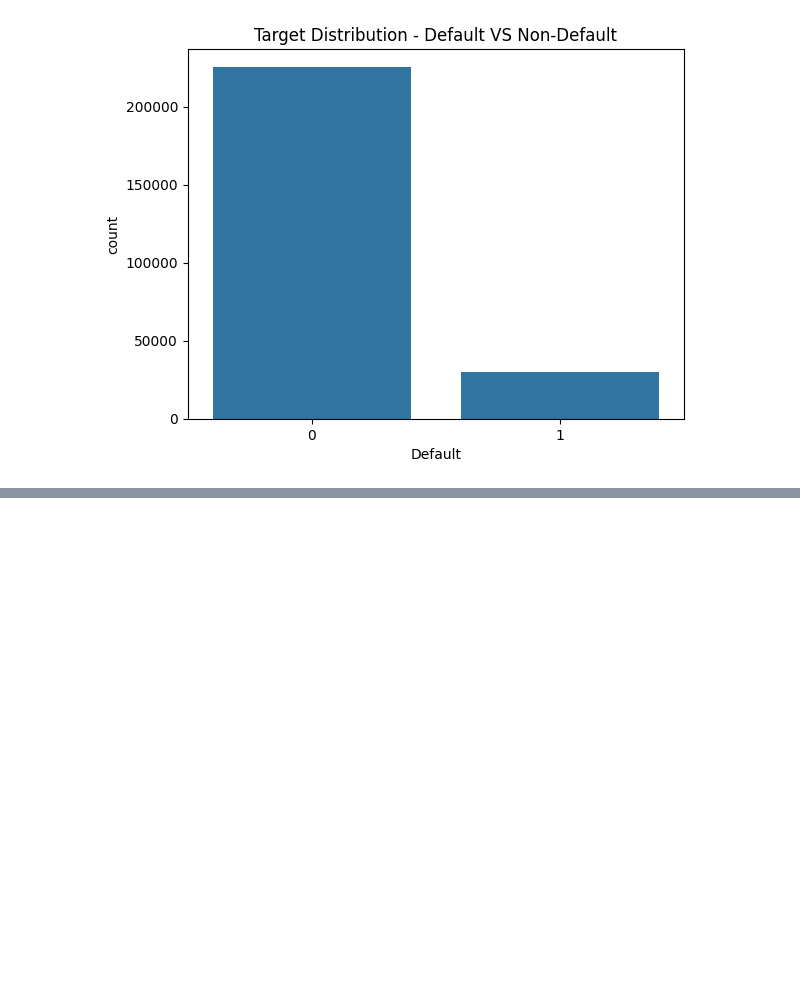
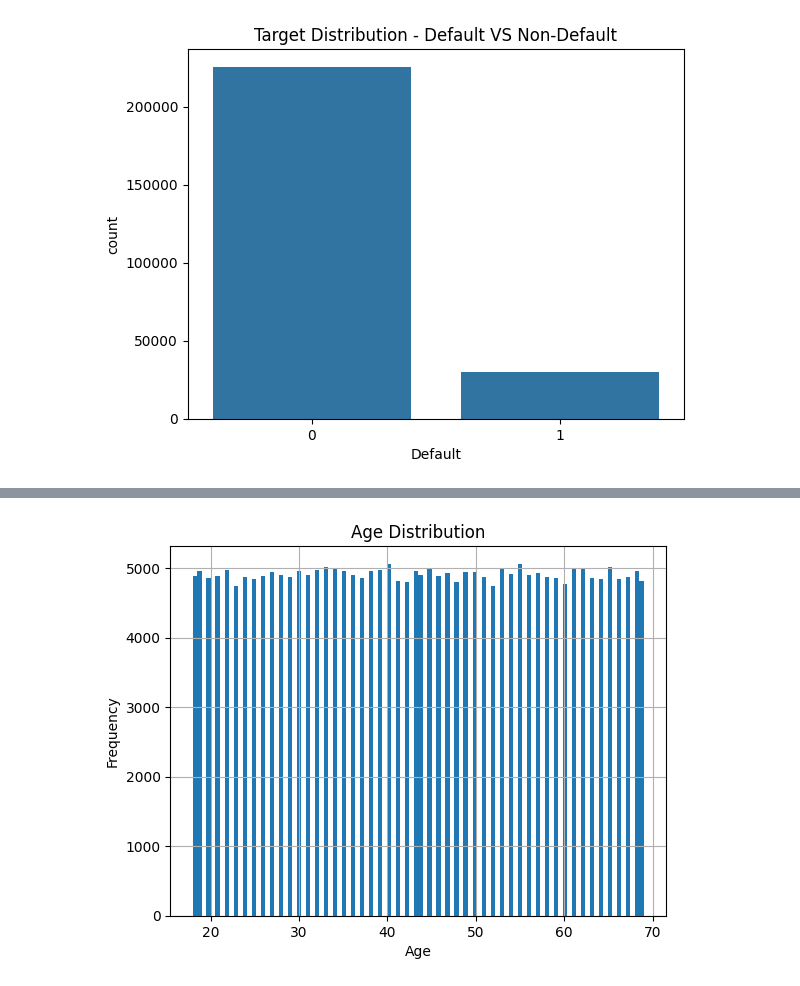
Before and after one commit to Pandidharan22/AI-Powered-Loan-Eligibility-Risk-Scoring-System-API, a Jupyter notebook: notebooks/01_eda.ipynb, the cells around one changed output, grey strips where cells are left out. Drawn from its saved outputs; the diff is of its cells as text; code cells hidden in the pictures; blank space fills up the shorter version.

```diff
--- a/notebooks/01_eda.ipynb
+++ b/notebooks/01_eda.ipynb
@@ -96,0 +110,8 @@ plt.show()
+# %%
+df['Age'].hist(bins=100)
+plt.xlabel("Age")
+plt.ylabel("Frequency")
+plt.title("Age Distribution")
+plt.show()
+# %% [output]
+[figure, added]
```
Also changed, not shown: parts of 12 cells of this notebook.
